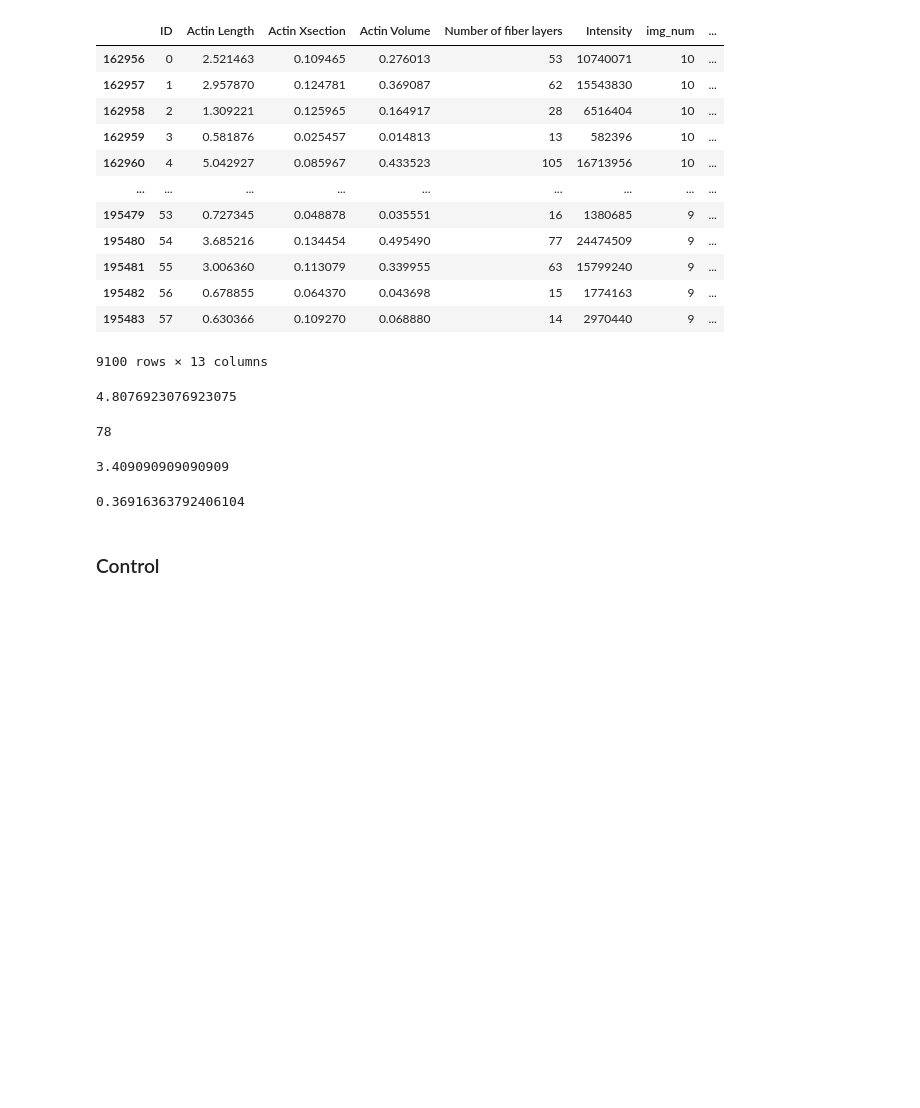
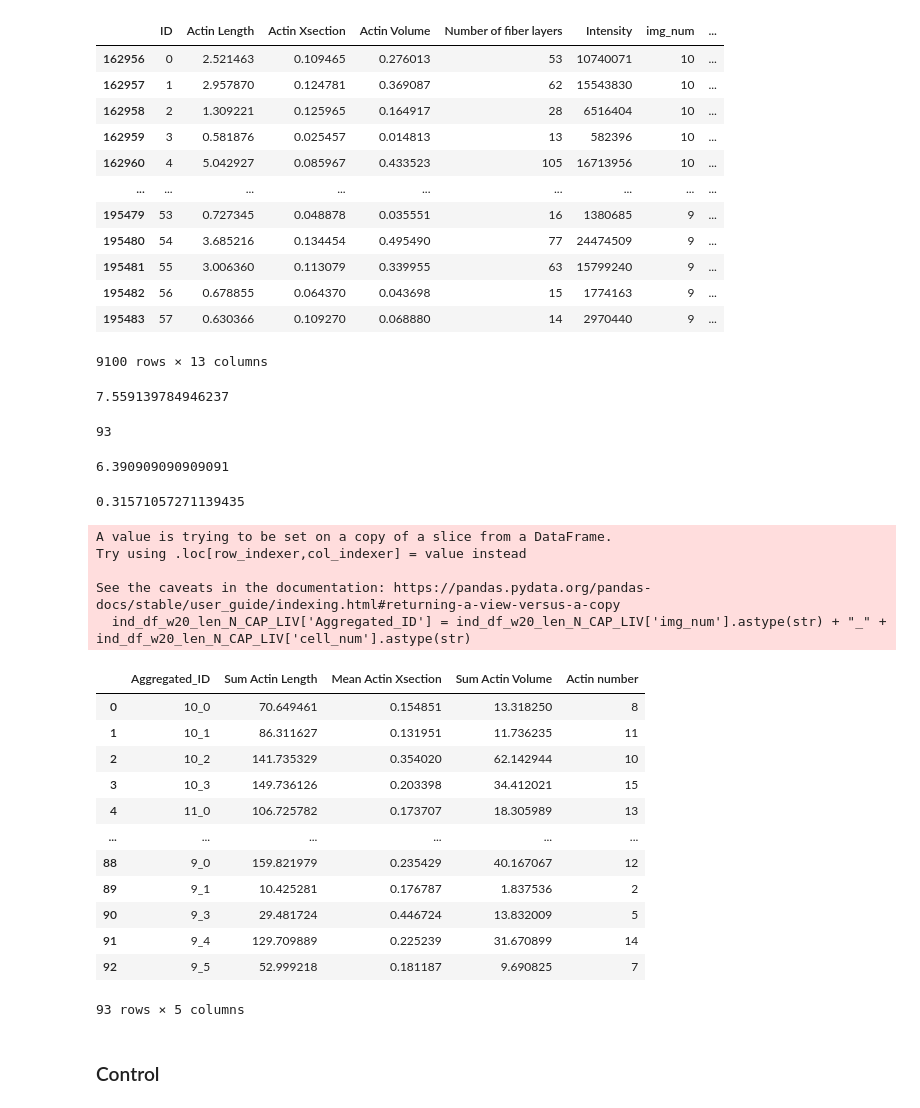
Before and after one commit to mal-boisestate/afilament, a Jupyter notebook: utils/2023.02.14_LIV_Experiment_w20_min-len_0.5_stat_analysis.ipynb, the cells around one changed output. Cells and saved outputs as stored; diff of their text form; code cells hidden in the pictures; blank space fills up the shorter version.

```diff
--- a/utils/2023.02.14_LIV_Experiment_w20_min-len_0.5_stat_analysis.ipynb
+++ b/utils/2023.02.14_LIV_Experiment_w20_min-len_0.5_stat_analysis.ipynb
@@ -785,3 +785,5 @@ ind_df_w20_len10_CAP
+# %%
+N = 5
 # %% [markdown]
 ### LIV
 # %%
@@ -802,25 +804,25 @@ ind_df_w20_len05_CAP_LIV
 | 195483 | 57 | 0.630366 | 0.109270 | 0.068880 | 14 | 2970440 | 9 | ... |
 9100 rows × 13 columns
 # %%
-ind_df_w20_len7_CAP_LIV = ind_df_w20_len05_CAP_LIV[ind_df_w20_len05_CAP_LIV['Actin Length'] >= 7]
+ind_df_w20_len_N_CAP_LIV = ind_df_w20_len05_CAP_LIV[ind_df_w20_len05_CAP_LIV['Actin Length'] >= N]
 # %%
 # group by 'image_num' and 'cell_num' and count the unique combinations
-unique_combinations_len7_CAP_LIV = ind_df_w20_len7_CAP_LIV.groupby(['img_num', 'cell_num']).size().reset_index(name='count')
-unique_combinations_len7_CAP_LIV['count'].mean()
+unique_combinations_len_N_CAP_LIV = ind_df_w20_len_N_CAP_LIV.groupby(['img_num', 'cell_num']).size().reset_index(name='count')
+unique_combinations_len_N_CAP_LIV['count'].mean()
 # %% [output]
-4.8076923076923075
+7.559139784946237
 # %%
-# Number of cells that has fiber more then 7 micron
-len(unique_combinations_len7_CAP_LIV)
+# Number of cells that has fiber more then N micron
+len(unique_combinations_len_N_CAP_LIV)
 # %% [output]
-78
+93
 # %%
 # Average number of fiber over 10 micron for LIV set
-unique_combinations_len7_CAP_LIV['count'].sum()/110
+unique_combinations_len_N_CAP_LIV['count'].sum()/110
 # %% [output]
-3.409090909090909
+6.390909090909091
 # %%
-# Average cross-section of LIV fibers over 10 micron
-ind_df_w20_len7_CAP_LIV["Actin Xsection"].mean()
+# Average cross-section of LIV fibers over N micron
+ind_df_w20_len_N_CAP_LIV["Actin Xsection"].mean()
 # %% [output]
-0.36916363792406104
+0.31571057271139435
@@ -827,3 +832,45 @@ ind_df_w20_len7_CAP_LIV["Actin Xsection"].mean()
+# %%
+# Create the Aggregated_ID column
+ind_df_w20_len_N_CAP_LIV['Aggregated_ID'] = ind_df_w20_len_N_CAP_LIV['img_num'].astype(str) + "_" + ind_df_w20_len_N_CAP_LIV['cell_num'].astype(str)
+
+# Group by the new Aggregated_ID column
+grouped = ind_df_w20_len_N_CAP_LIV.groupby('Aggregated_ID')
+
+# Aggregate the data
+aggrageted_df_w20_len_N_CAP_LIV = grouped.agg({
+    'Actin Length':'sum',  # Mean of Actin Length
+    'Actin Xsection': 'mean',  # Mean of Actin Xsection
+    'Actin Volume': 'sum',    # Mean of Actin Volume
+    'Aggregated_ID': 'count'   # Count of occurrences in each group
+}).rename(columns={'Aggregated_ID': 'Actin number',
+                   'Actin Length':'Sum Actin Length',
+                   'Actin Xsection': 'Mean Actin Xsection',
+                   'Actin Volume': 'Sum Actin Volume'})
+
+# Reset the index if you want Aggregated_ID back as a column
+aggrageted_df_w20_len_N_CAP_LIV.reset_index(inplace=True)
+
+aggrageted_df_w20_len_N_CAP_LIV.to_csv(f'output_files/aggregated_fibers_min_len_{N}_w20_CAP_LIV.csv', index=False)
+aggrageted_df_w20_len_N_CAP_LIV
+# %% [output]
+A value is trying to be set on a copy of a slice from a DataFrame.
+Try using .loc[row_indexer,col_indexer] = value instead
+
+See the caveats in the documentation: https://pandas.pydata.org/pandas-docs/stable/user_guide/indexing.html#returning-a-view-versus-a-copy
+  ind_df_w20_len_N_CAP_LIV['Aggregated_ID'] = ind_df_w20_len_N_CAP_LIV['img_num'].astype(str) + "_" + ind_df_w20_len_N_CAP_LIV['cell_num'].astype(str)
+|  | Aggregated_ID | Sum Actin Length | Mean Actin Xsection | Sum Actin Volume | Actin number |
+| 0 | 10_0 | 70.649461 | 0.154851 | 13.318250 | 8 |
+| 1 | 10_1 | 86.311627 | 0.131951 | 11.736235 | 11 |
+| 2 | 10_2 | 141.735329 | 0.354020 | 62.142944 | 10 |
+| 3 | 10_3 | 149.736126 | 0.203398 | 34.412021 | 15 |
+| 4 | 11_0 | 106.725782 | 0.173707 | 18.305989 | 13 |
+| ... | ... | ... | ... | ... | ... |
+| 88 | 9_0 | 159.821979 | 0.235429 | 40.167067 | 12 |
+| 89 | 9_1 | 10.425281 | 0.176787 | 1.837536 | 2 |
+| 90 | 9_3 | 29.481724 | 0.446724 | 13.832009 | 5 |
+| 91 | 9_4 | 129.709889 | 0.225239 | 31.670899 | 14 |
+| 92 | 9_5 | 52.999218 | 0.181187 | 9.690825 | 7 |
+93 rows × 5 columns
 # %% [markdown]
 ### Control
 # %%
```
Also changed, not shown: parts of 10 cells of this notebook, 24 other files.
